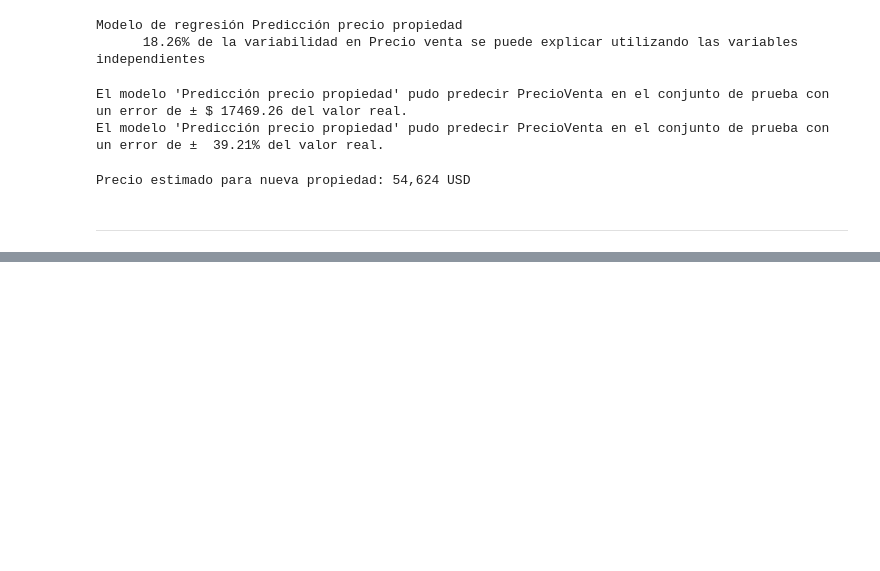
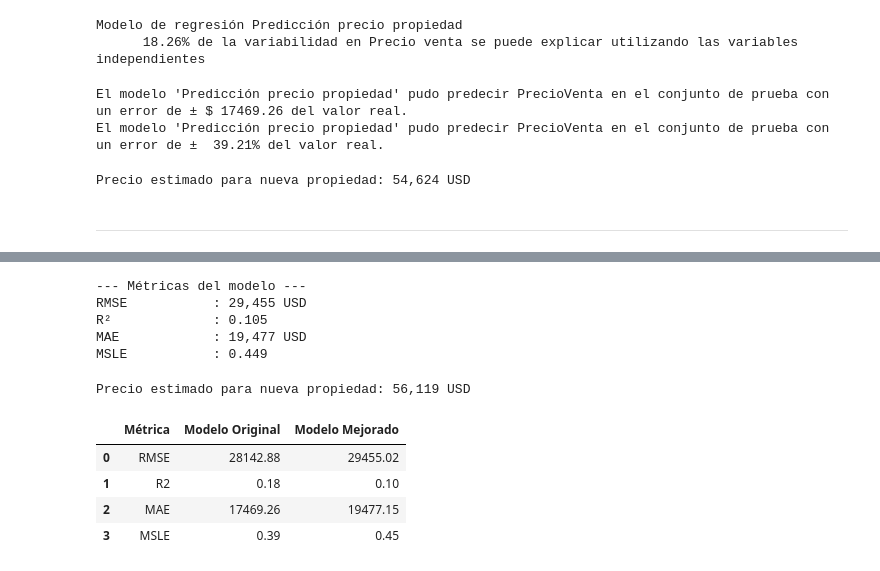
Before and after one commit to JaznaLaProfe/InteligenciaArtificial, a Jupyter notebook: Regresión/R02_PrimerModeloPredictivo.ipynb, the cells around one changed output, grey strips where cells are left out. Saved outputs shown, nothing was run; the diff lists cells and outputs as text; code cells hidden in the pictures; blank space fills up the shorter version.

```diff
--- a/Regresión/R02_PrimerModeloPredictivo.ipynb
+++ b/Regresión/R02_PrimerModeloPredictivo.ipynb
@@ -626,0 +767,22 @@ Precio estimado para nueva propiedad: 54,624 USD
+# %%
+# Predicciones
+y_pred = nuevo_modelo.predict(X_test)
+
+# Evaluación
+rmse = np.sqrt(mean_squared_error(y_test, y_pred))
+mae = mean_absolute_error(y_test, y_pred)
+msle = mean_squared_log_error(y_test, y_pred)
+r2 = r2_score(y_test, y_pred)
+
+print("\n--- Métricas del modelo ---")
+print(f"{'RMSE' :<15}: {rmse:,.0f} USD")
+print(f"{'R²' :<15}: {r2:.3f}")
+
+print(f"{'MAE':<15}: {mae:,.0f} USD")
+print(f"{'MSLE': <15}: {msle:.3f}")
+# %% [output]
+--- Métricas del modelo ---
+RMSE           : 29,455 USD
+R²             : 0.105
+MAE            : 19,477 USD
+MSLE           : 0.449
@@ -626,0 +792,26 @@ Precio estimado para nueva propiedad: 54,624 USD
+# %%
+# Obtiene una predicción con nuevos datos
+nueva_propiedad = pd.DataFrame({
+    "Habitaciones": [3],
+    "Baños": [2],
+    "Antiguedad": [10],
+})
+
+precio_estimado = nuevo_modelo.predict(nueva_propiedad)[0]
+print(f"\nPrecio estimado para nueva propiedad: {precio_estimado:,.0f} USD")
+# %% [output]
+Precio estimado para nueva propiedad: 56,119 USD
+# %%
+# Crea DataFrame con los resultados de las métricas
+data_resultados = pd.DataFrame({
+    "Métrica": list(resultado_inicial.keys()),
+    "Modelo Original": list(resultado_base.values()),
+    "Modelo Mejorado": list(resultado_variante.values())
+})
+data_resultados.round(2)
+# %% [output]
+|  | Métrica | Modelo Original | Modelo Mejorado |
+| 0 | RMSE | 28142.88 | 29455.02 |
+| 1 | R2 | 0.18 | 0.10 |
+| 2 | MAE | 17469.26 | 19477.15 |
+| 3 | MSLE | 0.39 | 0.45 |
```
Also changed, not shown: parts of 30 cells of this notebook.
